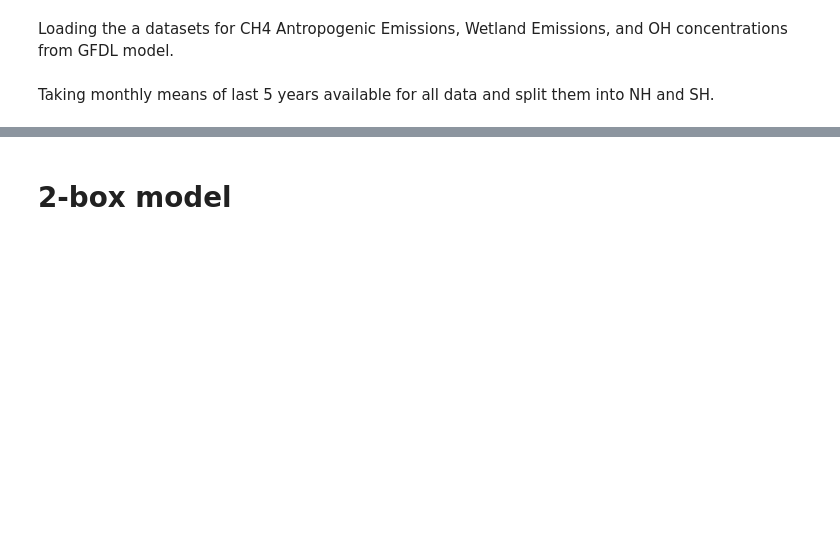
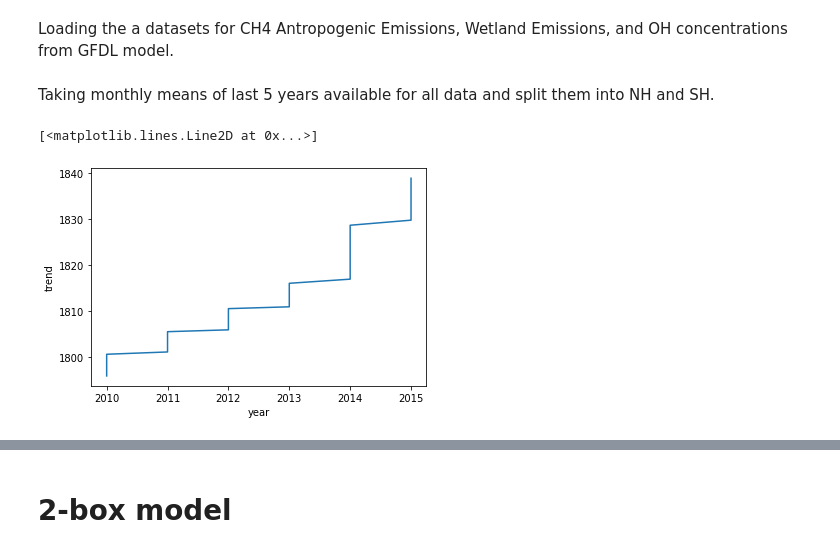
Before and after one commit to imitevski/ch4_box_model, a Jupyter notebook: methane_twobox_lab2pII_tvaryOH.ipynb, the cells around one changed output, grey strips where cells are left out. Drawn from its saved outputs; the diff is of its cells as text; code cells hidden in the pictures; blank space fills up the shorter version.

```diff
--- a/methane_twobox_lab2pII_tvaryOH.ipynb
+++ b/methane_twobox_lab2pII_tvaryOH.ipynb
@@ -56,4 +56,10 @@ oh_sh = oh.sel(lat = slice(-90,0)).sum('lat').interp(month=np.arange(1,12.01,0.1
             (oh.sel(lat = slice(-90,0)).sum('lat').interp(month=np.arange(1,12.01,0.1))).mean()
 oh_global = oh.sum('lat').interp(month=np.arange(1,12.01,0.1)) /\
             (oh.sum('lat').interp(month=np.arange(1,12.01,0.1))).mean()
+# %%
+noaa = xr.open_dataset('noaa.nc')
+noaa.sel(year=slice(2010,2015)).trend.plot()
+# %% [output]
+[<matplotlib.lines.Line2D at 0x...>]
+[figure, added]
 # %%
```
Also changed, not shown: parts of 15 cells of this notebook, 4 other files.
